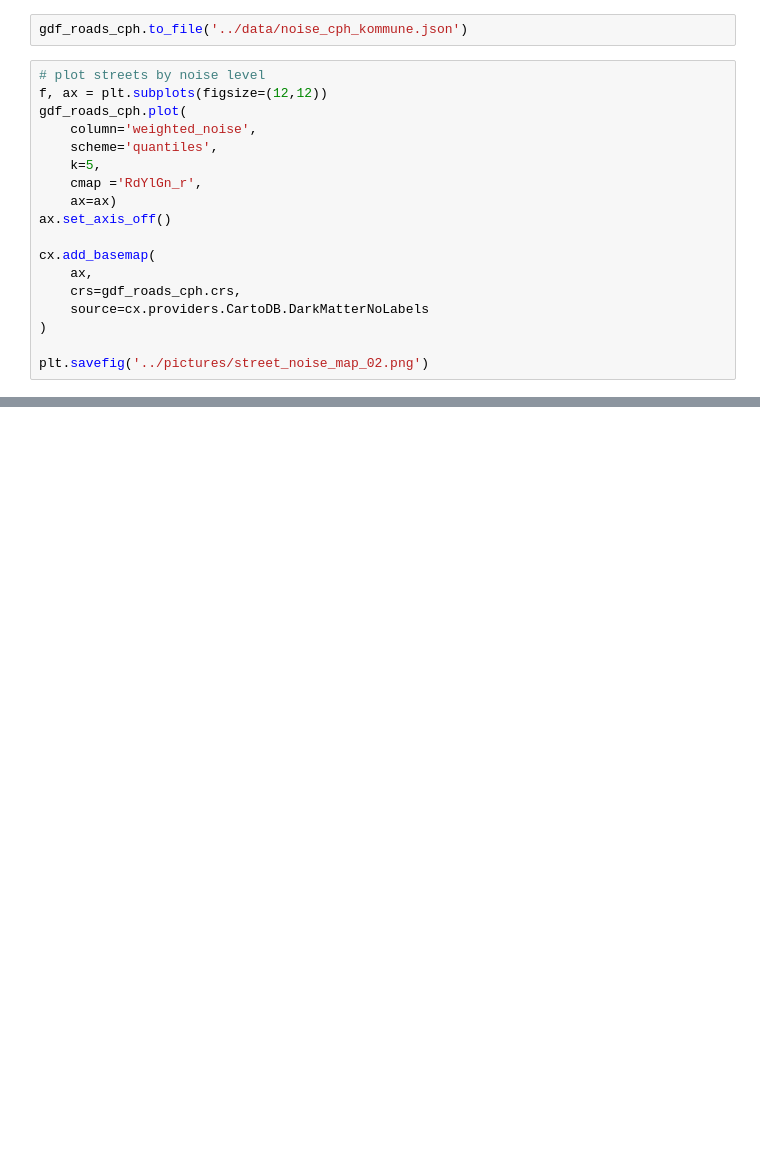
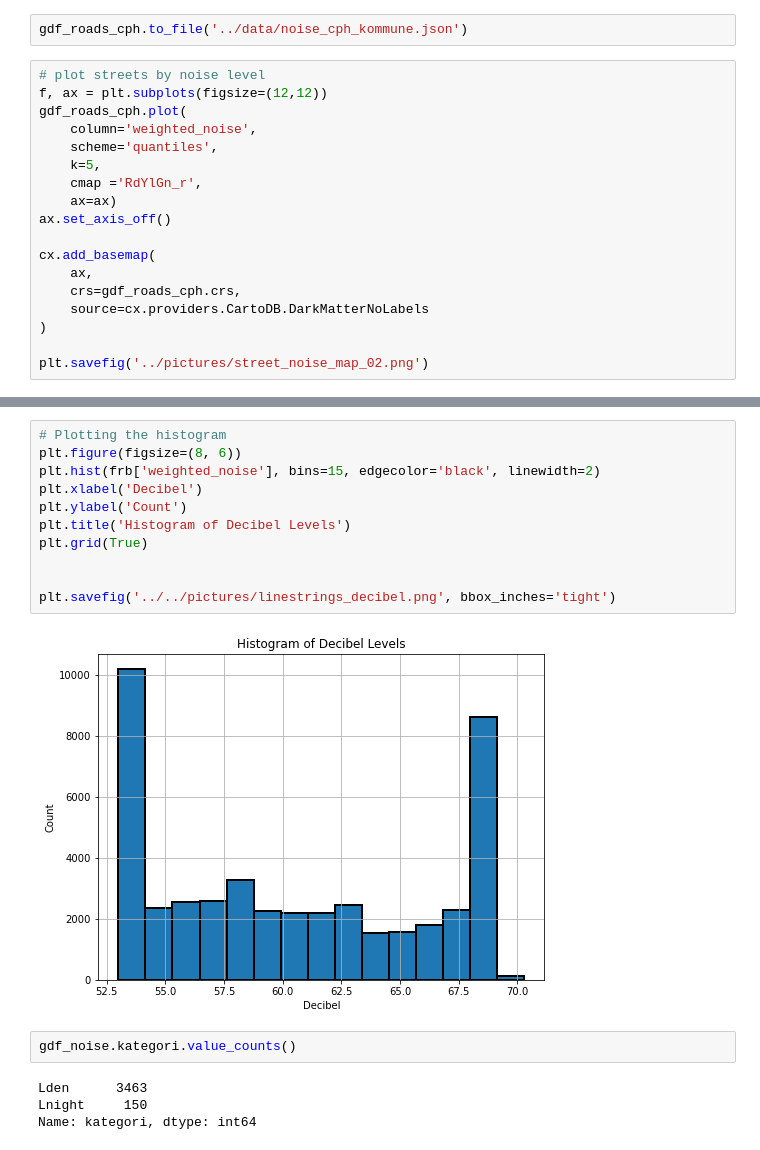
Before and after one commit to Marcus-Friis/geospatial-exam, a Jupyter notebook: notebooks/experimental/noise.ipynb, the cells around one changed output, grey strips where cells are left out. Saved outputs shown, nothing was run; the diff lists cells and outputs as text; blank space fills up the shorter version.

Commit message:
finished notebooks (just need to make a final 'run all'). Added more plots as well

```diff
--- a/notebooks/experimental/noise.ipynb
+++ b/notebooks/experimental/noise.ipynb
@@ -126,0 +167,19 @@ gdf_roads[gdf_roads.weighted_noise == 0.0].explore()
+# %%
+# Plotting the histogram
+plt.figure(figsize=(8, 6))
+plt.hist(frb['weighted_noise'], bins=15, edgecolor='black', linewidth=2)
+plt.xlabel('Decibel')
+plt.ylabel('Count')
+plt.title('Histogram of Decibel Levels')
+plt.grid(True)
+
+
+plt.savefig('../../pictures/linestrings_decibel.png', bbox_inches='tight')
+# %% [output]
+[figure, added]
+# %%
+gdf_noise.kategori.value_counts()
+# %% [output]
+Lden      3463
+Lnight     150
+Name: kategori, dtype: int64
```
Also changed, not shown: parts of 8 cells of this notebook, 7 other files.
